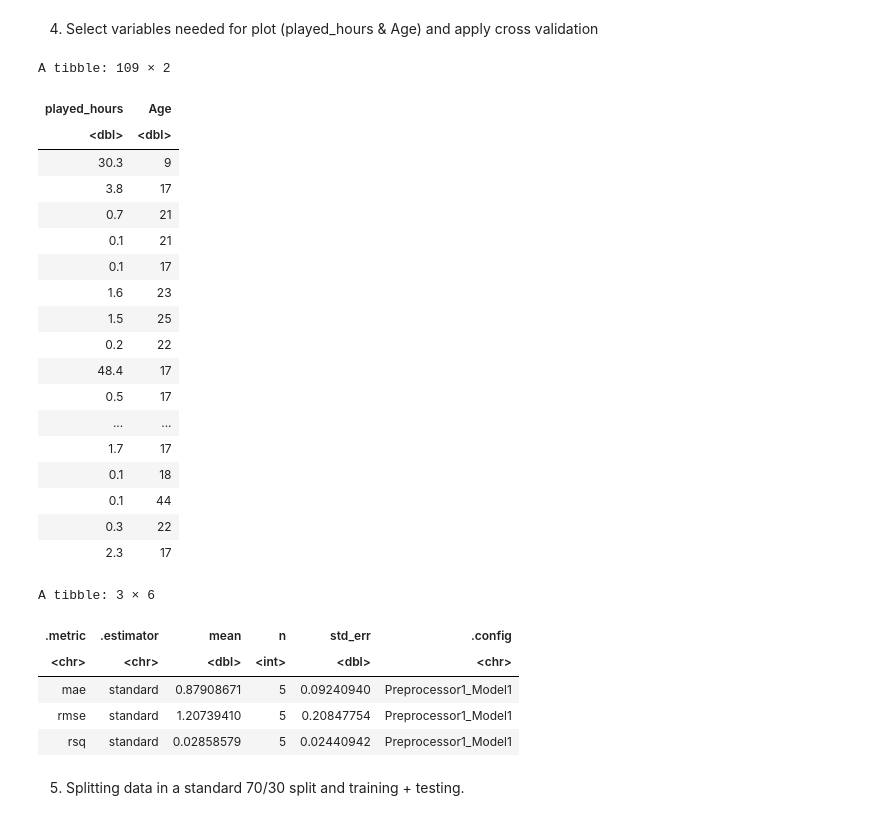
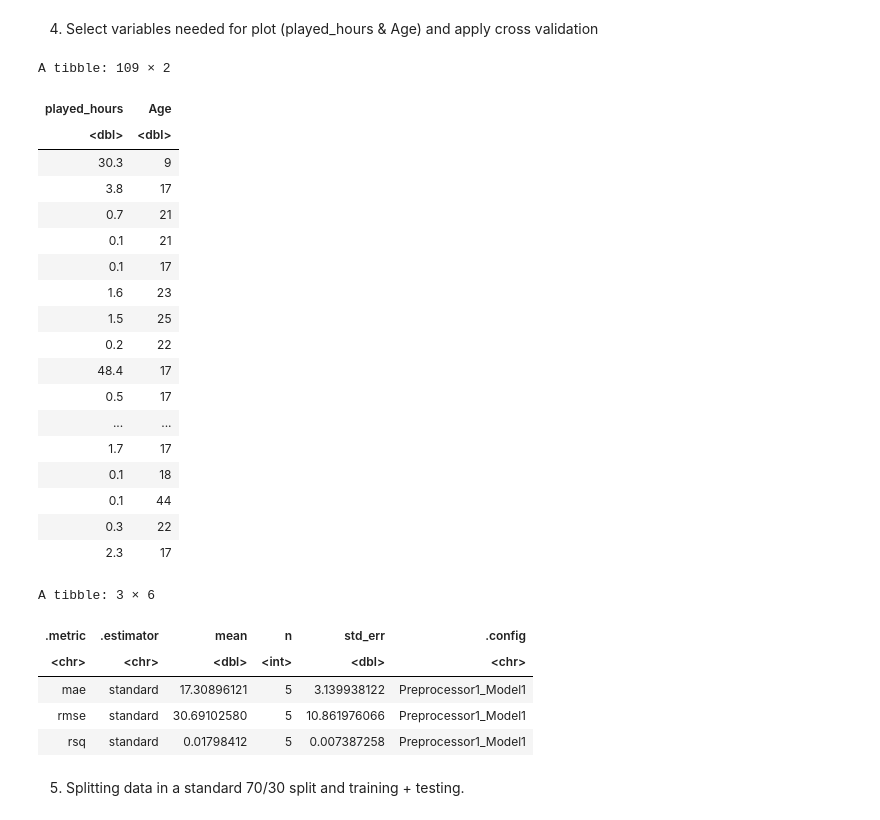
Before and after one commit to cindyttt/dsci-100-2025-final-project, a Jupyter notebook: analysis.ipynb, the cells around one changed output. Cells and saved outputs as stored; diff of their text form; code cells hidden in the pictures.

Commit message:
added draft of discussion & methods + results

```diff
--- a/analysis.ipynb
+++ b/analysis.ipynb
@@ -155,37 +188,37 @@ lm_workflow <- workflow() |>
 cv_results <- lm_workflow |>
   fit_resamples(
     resamples = cv_folds,
     metrics = metric_set(rmse, rsq, mae),
     control = control_resamples(save_pred = TRUE)
   )
 
-collect_metrics(cv_results2.0)
+collect_metrics(cv_results)
 # %% [output]
 A tibble: 109 × 2
 | played_hours | Age |
 | <dbl> | <dbl> |
 | 30.3 | 9 |
 | 3.8 | 17 |
 | 0.7 | 21 |
 | 0.1 | 21 |
 | 0.1 | 17 |
 | 1.6 | 23 |
 | 1.5 | 25 |
 | 0.2 | 22 |
 | 48.4 | 17 |
 | 0.5 | 17 |
 | ... | ... |
 | 1.7 | 17 |
 | 0.1 | 18 |
 | 0.1 | 44 |
 | 0.3 | 22 |
 | 2.3 | 17 |
 A tibble: 3 × 6
 | .metric | .estimator | mean | n | std_err | .config |
 | <chr> | <chr> | <dbl> | <int> | <dbl> | <chr> |
-| mae | standard | 0.87908671 | 5 | 0.09240940 | Preprocessor1_Model1 |
-| rmse | standard | 1.20739410 | 5 | 0.20847754 | Preprocessor1_Model1 |
-| rsq | standard | 0.02858579 | 5 | 0.02440942 | Preprocessor1_Model1 |
+| mae | standard | 17.30896121 | 5 | 3.139938122 | Preprocessor1_Model1 |
+| rmse | standard | 30.69102580 | 5 | 10.861976066 | Preprocessor1_Model1 |
+| rsq | standard | 0.01798412 | 5 | 0.007387258 | Preprocessor1_Model1 |
 # %% [markdown]
 5. Splitting data in a standard 70/30 split and training + testing.
 # %%
```
Also changed, not shown: parts of 7 cells of this notebook.
